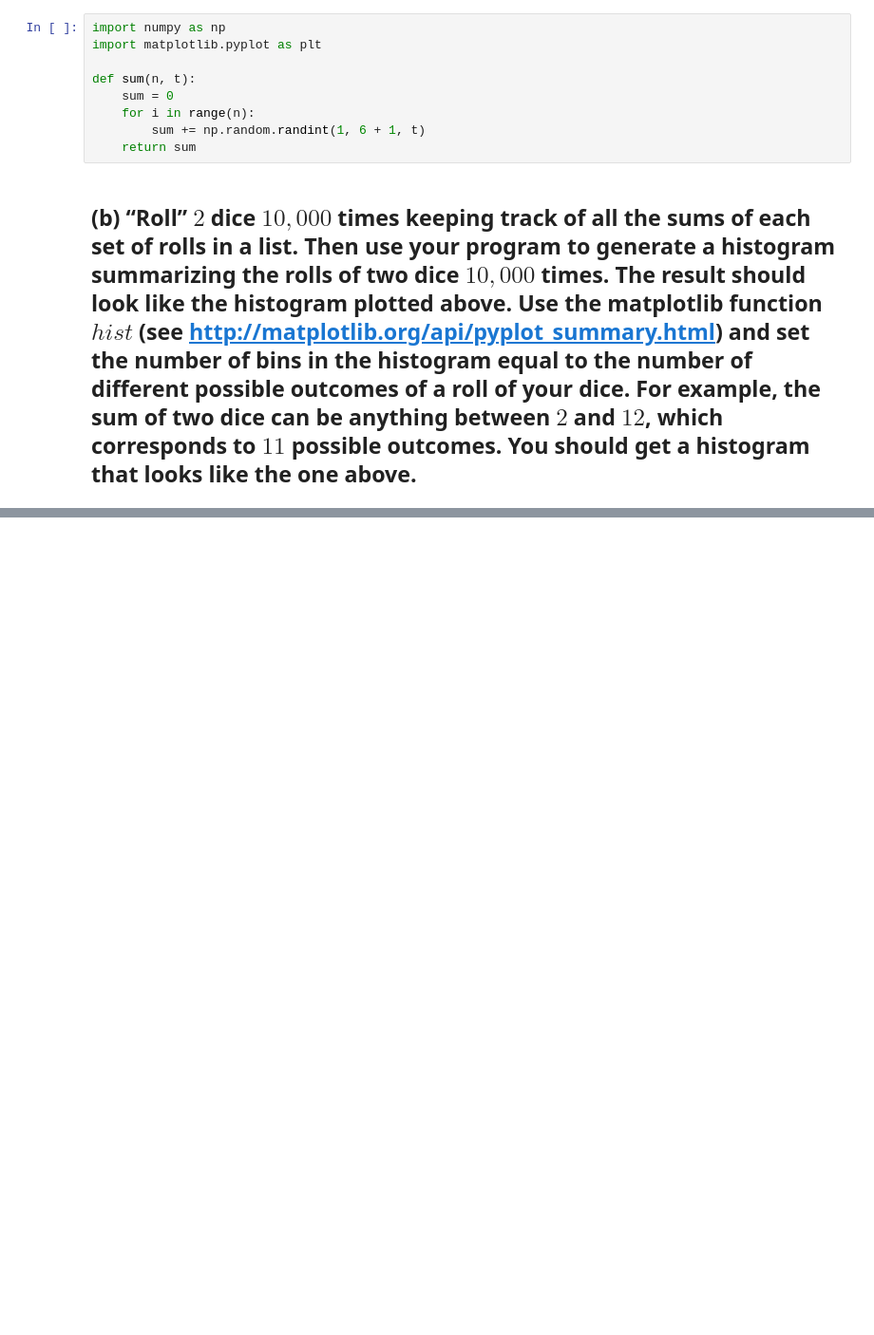
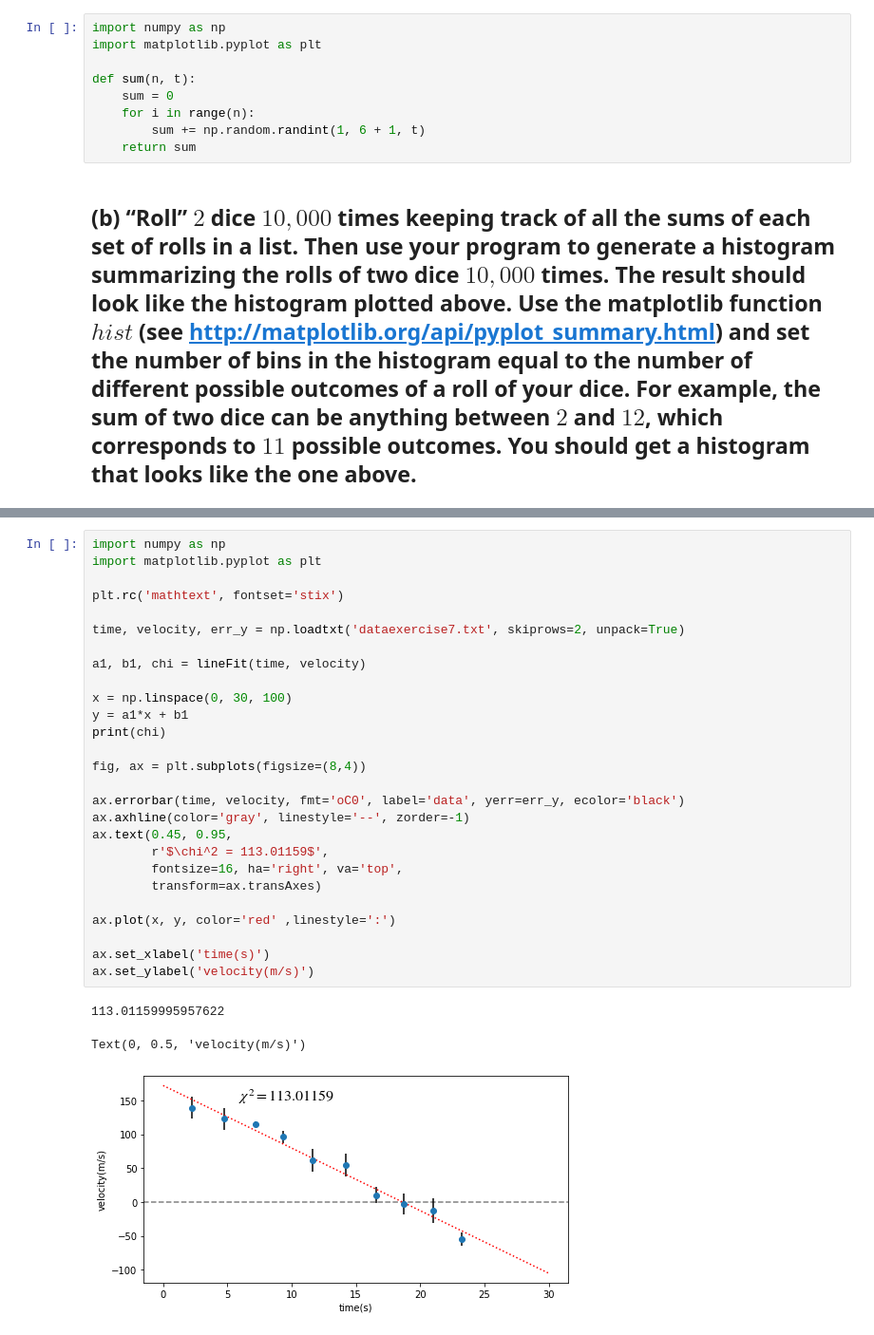
Before and after one commit to SEB91QA/Python-Exercises, a Jupyter notebook: Exercise_7.ipynb, the cells around one changed output, grey strips where cells are left out. Shown: that part at 95% size. Saved outputs shown, nothing was run; the diff lists cells and outputs as text; blank space fills up the shorter version.

```diff
--- a/Exercise_7.ipynb
+++ b/Exercise_7.ipynb
@@ -85,0 +132,31 @@ plt.show()
+# %%
+import numpy as np
+import matplotlib.pyplot as plt
+
+plt.rc('mathtext', fontset='stix')
+
+time, velocity, err_y = np.loadtxt('dataexercise7.txt', skiprows=2, unpack=True)
+
+a1, b1, chi = lineFit(time, velocity)
+
+x = np.linspace(0, 30, 100)
+y = a1*x + b1
+print(chi)
+
+fig, ax = plt.subplots(figsize=(8,4))
+
+ax.errorbar(time, velocity, fmt='oC0', label='data', yerr=err_y, ecolor='black')
+ax.axhline(color='gray', linestyle='--', zorder=-1)
+ax.text(0.45, 0.95,
+        r'$\chi^2 = 113.01159$',
+        fontsize=16, ha='right', va='top',
+        transform=ax.transAxes)
+
+ax.plot(x, y, color='red' ,linestyle=':')
+
+ax.set_xlabel('time(s)')
+ax.set_ylabel('velocity(m/s)')
+# %% [output]
+113.01159995957622
+Text(0, 0.5, 'velocity(m/s)')
+[figure, added]
```
Also changed, not shown: parts of 10 cells of this notebook, 1 other file.
